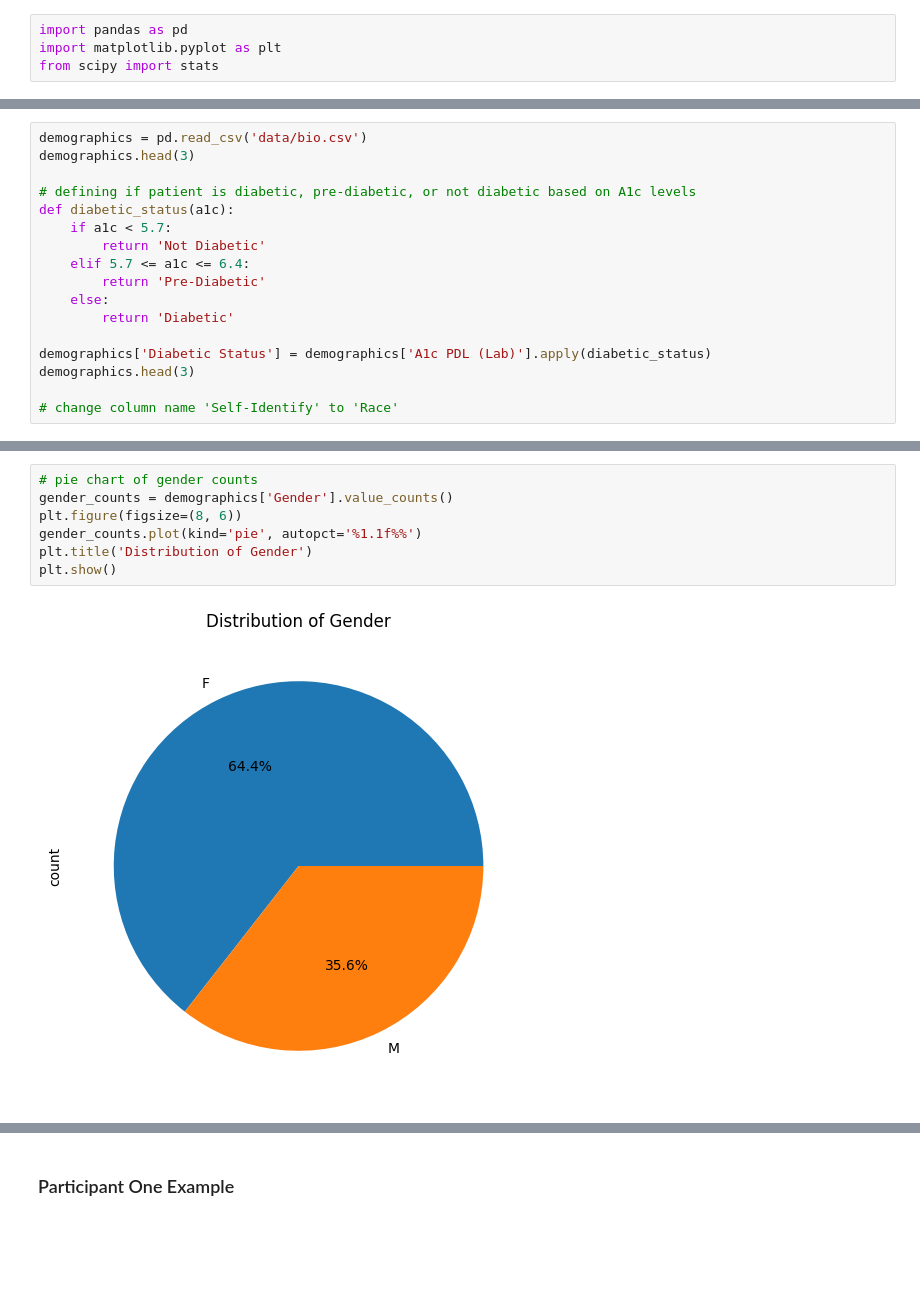
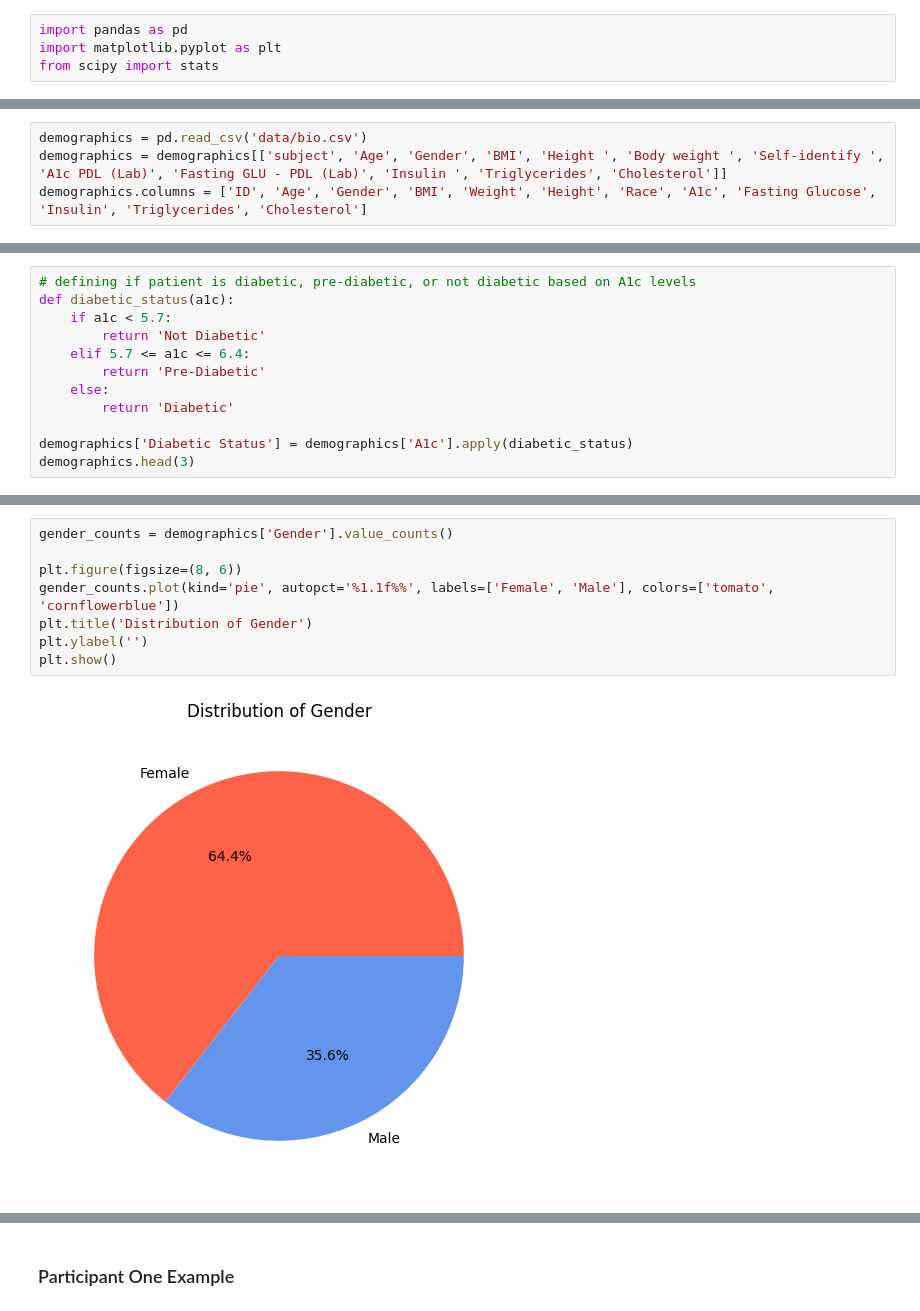
Before and after one commit to schowbey/m228-final-project, a Jupyter notebook: eda-sc.ipynb, the cells around one changed output, grey strips where cells are left out. Cells and saved outputs as stored; diff of their text form; blank space fills up the shorter version.

```diff
--- a/eda-sc.ipynb
+++ b/eda-sc.ipynb
@@ -11,17 +24,4 @@ from scipy import stats
 # %%
 demographics = pd.read_csv('data/bio.csv')
-demographics.head(3)
-
-# defining if patient is diabetic, pre-diabetic, or not diabetic based on A1c levels
-def diabetic_status(a1c):
-    if a1c < 5.7:
-        return 'Not Diabetic'
-    elif 5.7 <= a1c <= 6.4:
-        return 'Pre-Diabetic'
-    else:
-        return 'Diabetic'
-
-demographics['Diabetic Status'] = demographics['A1c PDL (Lab)'].apply(diabetic_status)
-demographics.head(3)
-
-# change column name 'Self-Identify' to 'Race'
+demographics = demographics[['subject', 'Age', 'Gender', 'BMI', 'Height ', 'Body weight ', 'Self-identify ', 'A1c PDL (Lab)', 'Fasting GLU - PDL (Lab)', 'Insulin ', 'Triglycerides', 'Cholesterol']]
+demographics.columns = ['ID', 'Age', 'Gender', 'BMI', 'Weight', 'Height', 'Race', 'A1c', 'Fasting Glucose', 'Insulin', 'Triglycerides', 'Cholesterol']
@@ -33,0 +28,12 @@ demographics.head(3)
+# %%
+# defining if patient is diabetic, pre-diabetic, or not diabetic based on A1c levels
+def diabetic_status(a1c):
+    if a1c < 5.7:
+        return 'Not Diabetic'
+    elif 5.7 <= a1c <= 6.4:
+        return 'Pre-Diabetic'
+    else:
+        return 'Diabetic'
+
+demographics['Diabetic Status'] = demographics['A1c'].apply(diabetic_status)
+demographics.head(3)
@@ -51,9 +57,10 @@ Name: count, dtype: int64
 # %%
-# pie chart of gender counts
 gender_counts = demographics['Gender'].value_counts()
+
 plt.figure(figsize=(8, 6))
-gender_counts.plot(kind='pie', autopct='%1.1f%%')
+gender_counts.plot(kind='pie', autopct='%1.1f%%', labels=['Female', 'Male'], colors=['tomato', 'cornflowerblue'])
 plt.title('Distribution of Gender')
+plt.ylabel('')
 plt.show()
 # %% [output]
-[figure, old version]
+[figure, new version]
```
Also changed, not shown: parts of 16 cells of this notebook.
